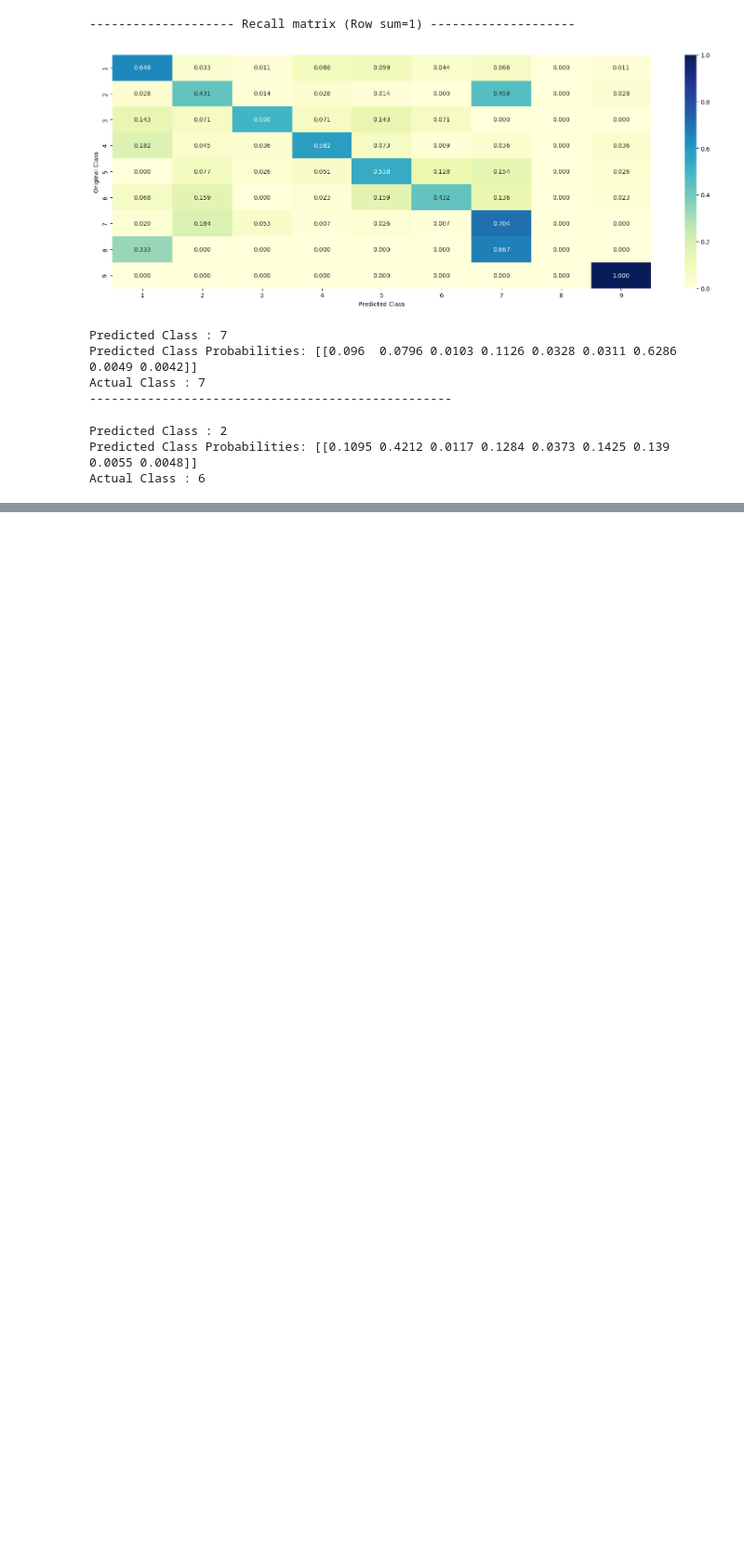
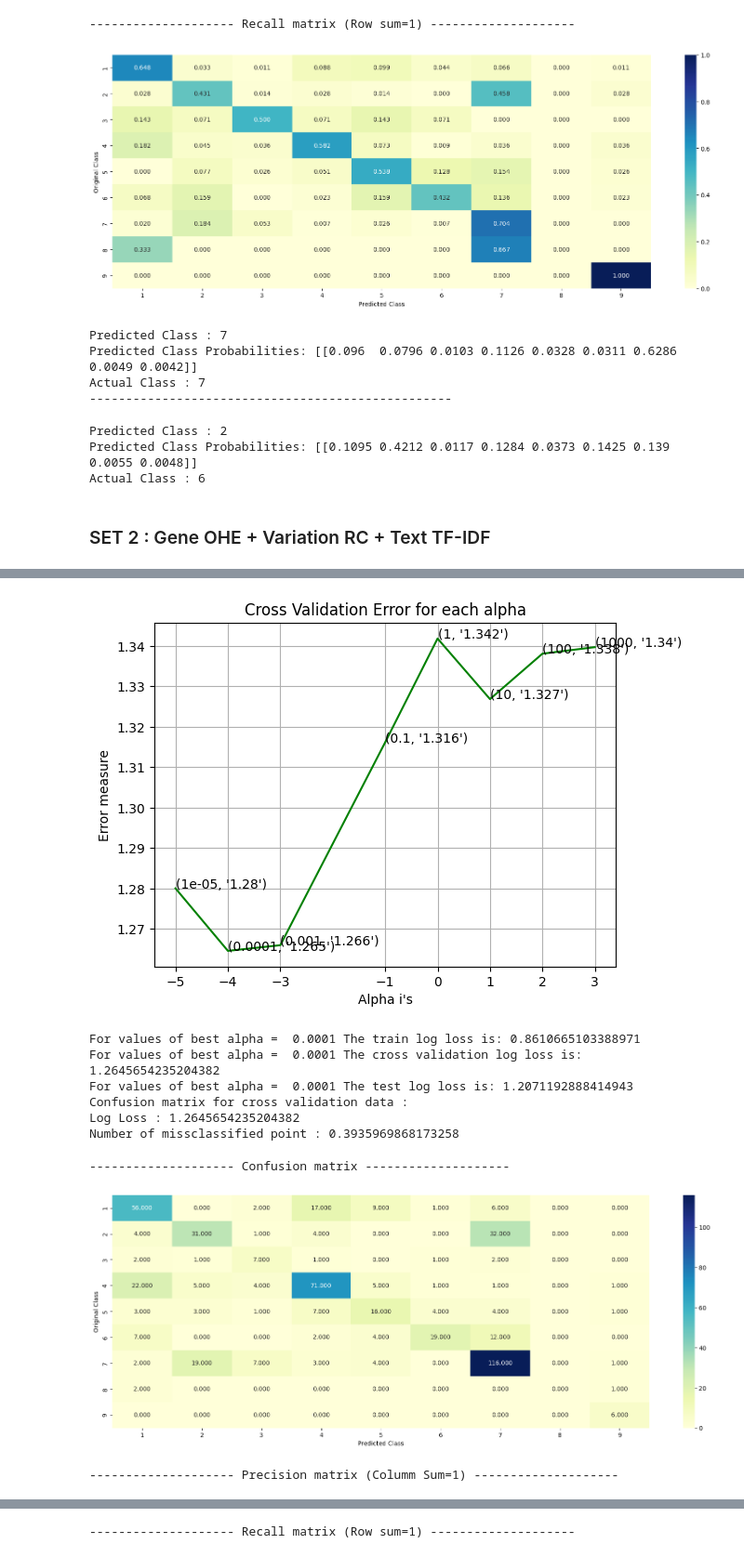
Before and after one commit to Sonarjit/cancerPrediction, a Jupyter notebook: notebook/8_machine_learning_model.ipynb, the cells around one changed output, grey strips where cells are left out. Shown at 93% size. Cells and saved outputs as stored; diff of their text form; code cells hidden in the pictures; blank space fills up the shorter version.

```diff
--- a/notebook/8_machine_learning_model.ipynb
+++ b/notebook/8_machine_learning_model.ipynb
@@ -172,8 +174,8 @@ X_test_geneOHE_variationRC_textBOW = hstack((test_gene_ohe_variation_rc, X_test_
 X_cv_geneOHE_variationRC_textBOW = hstack((cv_gene_ohe_variation_rc, X_cv_bow_scaled)).tocsr()
 
 # SET 2 : Gene OHE + Variation RC + Text TFIDF
-X_train_geneOHE_variatinRC_textTFIDF = hstack((train_gene_ohe_variation_rc, X_train_tfidf)).tocsr()
-X_text_geneOHE_variationRC_textTFIDF = hstack((test_gene_ohe_variation_rc, X_test_tfidf)).tocsr()
+X_train_geneOHE_variationRC_textTFIDF = hstack((train_gene_ohe_variation_rc, X_train_tfidf)).tocsr()
+X_test_geneOHE_variationRC_textTFIDF = hstack((test_gene_ohe_variation_rc, X_test_tfidf)).tocsr()
 X_cv_geneOHE_variationRC_textTFIDF = hstack((cv_gene_ohe_variation_rc, X_cv_tfidf)).tocsr()
 
 # SET 3 : Gene RC + Variation RC + Text BOW
@@ -341,3 +331,52 @@ print("Actual Class :", test_y[test_point_index])
 Predicted Class : 2
 Predicted Class Probabilities: [[0.1095 0.4212 0.0117 0.1284 0.0373 0.1425 0.139  0.0055 0.0048]]
 Actual Class : 6
+# %% [markdown]
+<h3>SET 2 : Gene OHE + Variation RC + Text TF-IDF</h3>
+# %%
+from sklearn.naive_bayes import MultinomialNB
+
+alpha = [0.00001, 0.0001, 0.001, 0.1, 1, 10, 100,1000]
+cv_log_error_array = []
+for i in alpha:
+    print("for alpha =", i)
+    clf = MultinomialNB(alpha=i)
+    # clf.fit(X_cv_geneOHE_variationRC_textBOW, train_y)
+    sig_clf = CalibratedClassifierCV(clf, method="sigmoid")
+    sig_clf.fit(X_train_geneOHE_variationRC_textTFIDF, train_y)
+    sig_clf_probs = sig_clf.predict_proba(X_cv_geneOHE_variationRC_textTFIDF)
+    cv_log_error_array.append(log_loss(cv_y, sig_clf_probs, labels=sig_clf.classes_))
+    # to avoid rounding error while multiplying probabilites we use log-probability estimates
+    print("Log Loss :",log_loss(cv_y, sig_clf_probs))
+
+fig, ax = plt.subplots()
+ax.plot(np.log10(alpha), cv_log_error_array,c='g')
+for i, txt in enumerate(np.round(cv_log_error_array,3)):
+    ax.annotate((alpha[i],str(txt)), (np.log10(alpha[i]),cv_log_error_array[i]))
+plt.grid()
+plt.xticks(np.log10(alpha))
+plt.title("Cross Validation Error for each alpha")
+plt.xlabel("Alpha i's")
+plt.ylabel("Error measure")
+plt.show()
+
+best_alpha = np.argmin(cv_log_error_array)
+clf = MultinomialNB(alpha=alpha[best_alpha])
+sig_clf = CalibratedClassifierCV(clf, method="sigmoid")
+sig_clf.fit(X_train_geneOHE_variationRC_textTFIDF, train_y)
+
+
+predict_y = sig_clf.predict_proba(X_train_geneOHE_variationRC_textTFIDF)
+print('For values of best alpha = ', alpha[best_alpha], "The train log loss is:",log_loss(train_y, predict_y, labels=sig_clf.classes_))
+predict_y = sig_clf.predict_proba(X_cv_geneOHE_variationRC_textTFIDF)
+print('For values of best alpha = ', alpha[best_alpha], "The cross validation log loss is:",log_loss(cv_y, predict_y, labels=sig_clf.classes_))
+predict_y = sig_clf.predict_proba(X_test_geneOHE_variationRC_textTFIDF)
+print('For values of best alpha = ', alpha[best_alpha], "The test log loss is:",log_loss(test_y, predict_y, labels=sig_clf.classes_))
+
+print("Confusion matrix for cross validation data :")
+sig_clf_probs = sig_clf.predict_proba(X_cv_geneOHE_variationRC_textTFIDF)
+# to avoid rounding error while multiplying probabilites we use log-probability estimates
+print("Log Loss :",log_loss(cv_y, sig_clf_probs))
+print("Number of missclassified point :", np.count_nonzero((sig_clf.predict(X_cv_geneOHE_variationRC_textTFIDF)- cv_y))/cv_y.shape[0])
+plot_confusion_matrix(cv_y, sig_clf.predict(X_cv_geneOHE_variationRC_textTFIDF.toarray()))
+# %% [output]
@@ -343,0 +399,10 @@ Actual Class : 6
+[figure, added]
+For values of best alpha =  0.0001 The train log loss is: 0.8610665103388971
+For values of best alpha =  0.0001 The cross validation log loss is: 1.2645654235204382
+For values of best alpha =  0.0001 The test log loss is: 1.2071192888414943
+Confusion matrix for cross validation data :
+Log Loss : 1.2645654235204382
+Number of missclassified point : 0.3935969868173258
+-------------------- Confusion matrix --------------------
+[figure, added]
+-------------------- Precision matrix (Columm Sum=1) --------------------
@@ -343,0 +410 @@ Actual Class : 6
+-------------------- Recall matrix (Row sum=1) --------------------
```
Also changed, not shown: parts of 60 cells of this notebook, 2 other files.
